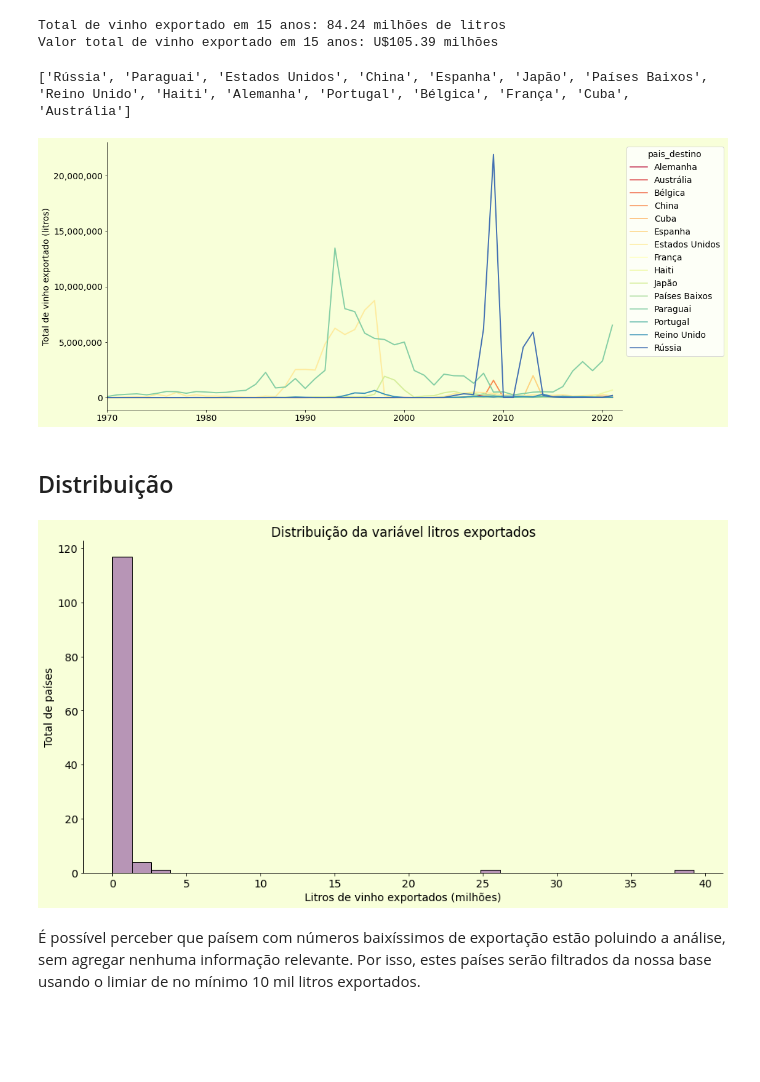
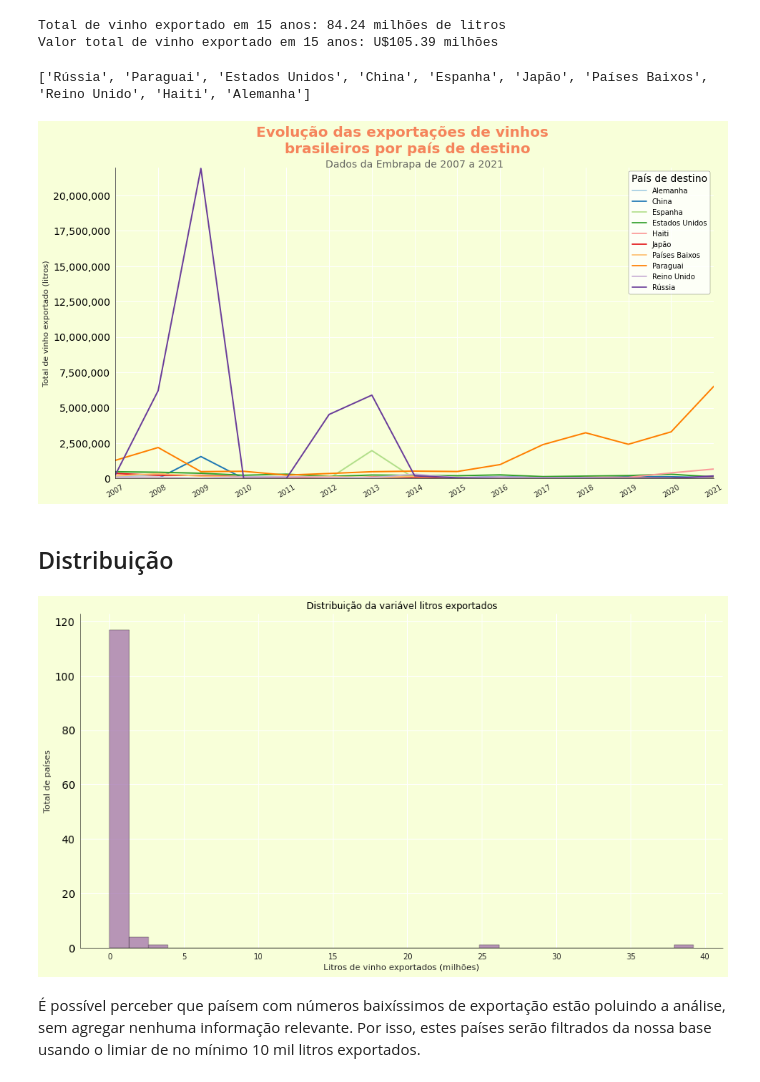
Before and after one commit to jackson-simionato/fase1_pos_tech_challenge_wine, a Jupyter notebook: fase 1 - tech challenge (vinhos).ipynb, the cells around one changed output. Drawn from its saved outputs; the diff is of its cells as text; code cells hidden in the pictures; blank space fills up the shorter version.

Commit message:
finish lineplot

```diff
--- a/fase 1 - tech challenge (vinhos).ipynb
+++ b/fase 1 - tech challenge (vinhos).ipynb
@@ -1014,37 +1014,53 @@ Total de vinho exportado em 15 anos: 84.24 milhões de litros
 Valor total de vinho exportado em 15 anos: U$105.39 milhões
 # %%
 # Criação de lista com 30 principais países, restringir alguns
-list_top_20_paises = list(wine_data_temperature.iloc[:15, :]['pais_destino'])
-print(list_top_20_paises)
+list_top_10_paises = list(wine_data_temperature.iloc[:10, :]['pais_destino'])
+print(list_top_10_paises)
 # %% [output]
-['Rússia', 'Paraguai', 'Estados Unidos', 'China', 'Espanha', 'Japão', 'Países Baixos', 'Reino Unido', 'Haiti', 'Alemanha', 'Portugal', 'Bélgica', 'França', 'Cuba', 'Austrália']
+['Rússia', 'Paraguai', 'Estados Unidos', 'China', 'Espanha', 'Japão', 'Países Baixos', 'Reino Unido', 'Haiti', 'Alemanha']
 # %%
 custom_palette = sns.color_palette("Spectral", 15)
 # %%
 # Ajustando o tamanho da figura do gráfico.
 fig = plt.figure(figsize=(15,8))
 
 # Definição do estilo
-#plt.style.use('./Assets/Estilos/barras.mplstyle')
+plt.style.use('./Assets/Estilos/barras.mplstyle')
 
-ax = sns.lineplot(data=wine_df_por_ano_iso.query('pais_destino in @list_top_20_paises'), x='ano', y='litros_exportados', hue='pais_destino', palette=custom_palette, linewidth=2)
+# Plot de linha
+ax = sns.lineplot(data=wine_df_por_ano_iso.query('pais_destino in @list_top_10_paises'), x='ano', y='litros_exportados', hue='pais_destino', palette='Paired', linewidth=2)
 
+# Configuração dos eixos
 ax.yaxis.set_major_formatter(ticker.StrMethodFormatter("{x:,.0f}"))
 ax.set_xlabel('')
 ax.set_ylabel('Total de vinho exportado (litros)')
+ax.set_xlim(2007, 2021)
+ax.set_ylim(-1000, 22000000)
+ax.xaxis.set_major_locator(ticker.IndexLocator(base=1, offset=10))
+plt.xticks(rotation=30)
 
-ax.set_xlim(1970, 2022)
-sns.move_legend(ax, "upper left", bbox_to_anchor=(1, 1))
+
+# Configuração da legenda
+legenda = plt.legend(title='País de destino')
+legenda.get_frame().set_edgecolor('black')
+
+# Configuração do título e subtítulo
+fig.suptitle('Evolução das exportações de vinhos \n brasileiros por país de destino', size=20, weight='semibold', color="#F5845B", ha='center', fontname='Liberation Serif')
+plt.text(x=2014, y=22000000, s='Dados da Embrapa de 2007 a 2021', fontsize=14, alpha=0.85, color="#4d4d4d", ha='center')
+
 
 # Altera a cor dentro do gráfico
 ax.set_facecolor('#F8FFD9')
 
 # Altera a cor fora do gráfico
 fig.patch.set_facecolor('#F8FFD9')
 
 plt.show()
+
+filename = 'top10_lineplot_exportacoes_ano_a_ano'
+fig.savefig('./results/'+filename+'.png')
 # %% [output]
-[figure, old version]
+[figure, new version]
 # %% [markdown]
 ## Distribuição
 # %%
@@ -1070,7 +1086,7 @@ g.patch.set_facecolor('#F8FFD9')
 
 plt.show()
 # %% [output]
-[figure, old version]
+[figure, new version]
 # %% [markdown]
 É possível perceber que paísem com números baixíssimos de exportação estão poluindo a análise, sem agregar nenhuma informação relevante. Por isso, estes países serão filtrados da nossa base usando o limiar de no mínimo 10 mil litros exportados.
 # %%
```
Also changed, not shown: parts of 1 cell of this notebook, 2 other files.
